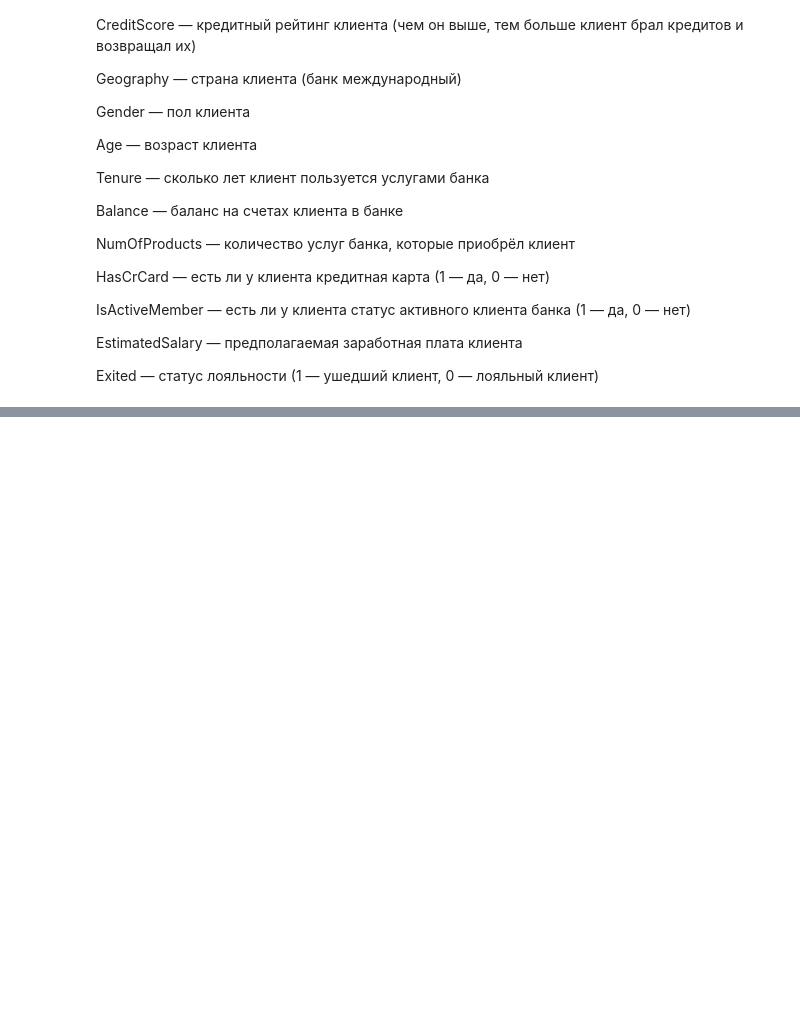
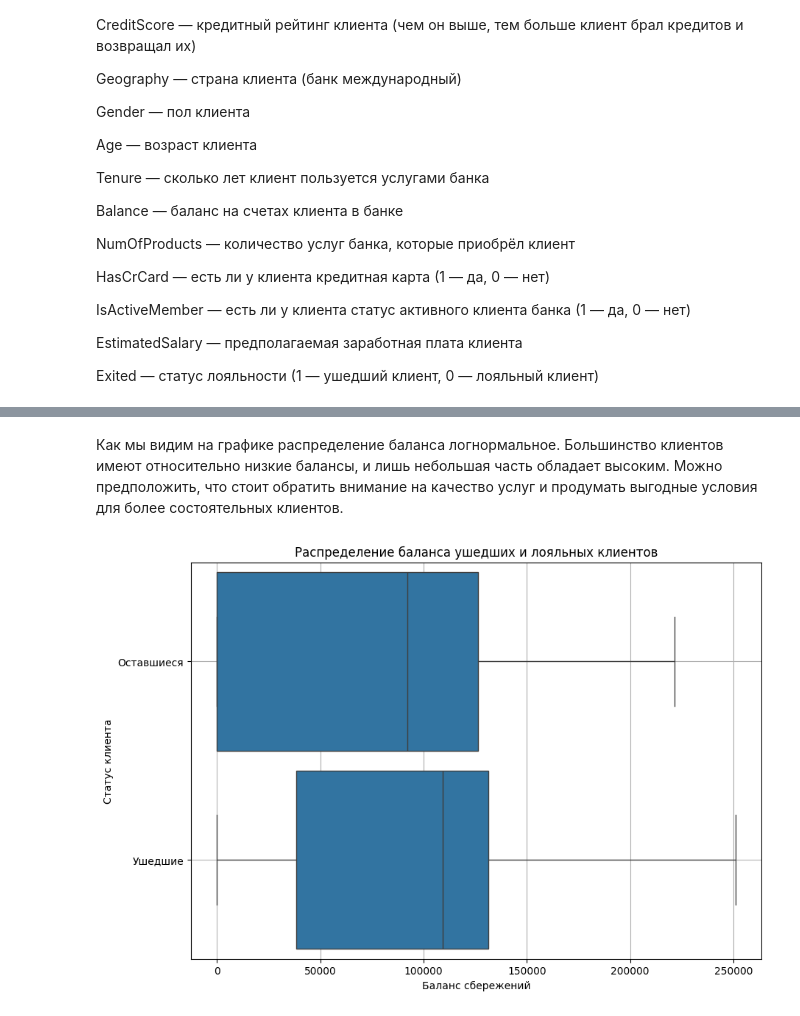
Before and after one commit to Kseniya-1991/learn_aim, a Jupyter notebook: Pandas_progression/churn.ipynb, the cells around one changed output, grey strips where cells are left out. Drawn from its saved outputs; the diff is of its cells as text; code cells hidden in the pictures; blank space fills up the shorter version.

```diff
--- a/Pandas_progression/churn.ipynb
+++ b/Pandas_progression/churn.ipynb
@@ -113,0 +130,19 @@ Passing `palette` without assigning `hue` is deprecated and will be removed in v
+# %% [markdown]
+Как мы видим на графике распределение баланса логнормальное. Большинство клиентов имеют относительно низкие балансы, и лишь небольшая часть обладает  высоким. Можно предположить, что стоит обратить внимание на качество услуг и продумать выгодные условия для более состоятельных клиентов.
+# %%
+fig = plt.figure(figsize=(10,7))
+loyal_exited_balance = sns.boxplot( data = churn_data,
+                                   y= 'Exited',
+                                   x= 'Balance',
+                                   orient= 'h',
+                                   width = 0.9)
+loyal_exited_balance.set_title('Распределение баланса ушедших и лояльных клиентов')
+loyal_exited_balance.set_xlabel('Баланс сбережений')
+loyal_exited_balance.set_ylabel('Статус клиента')
+loyal_exited_balance.set_yticks([0, 1])  # Устанавливаем позиции меток
+loyal_exited_balance.set_yticklabels(['Оставшиеся', 'Ушедшие'])  # Устанавливаем текст меток
+
+
+loyal_exited_balance.grid()
+# %% [output]
+[figure, added]
```
Also changed, not shown: parts of 29 cells of this notebook.
